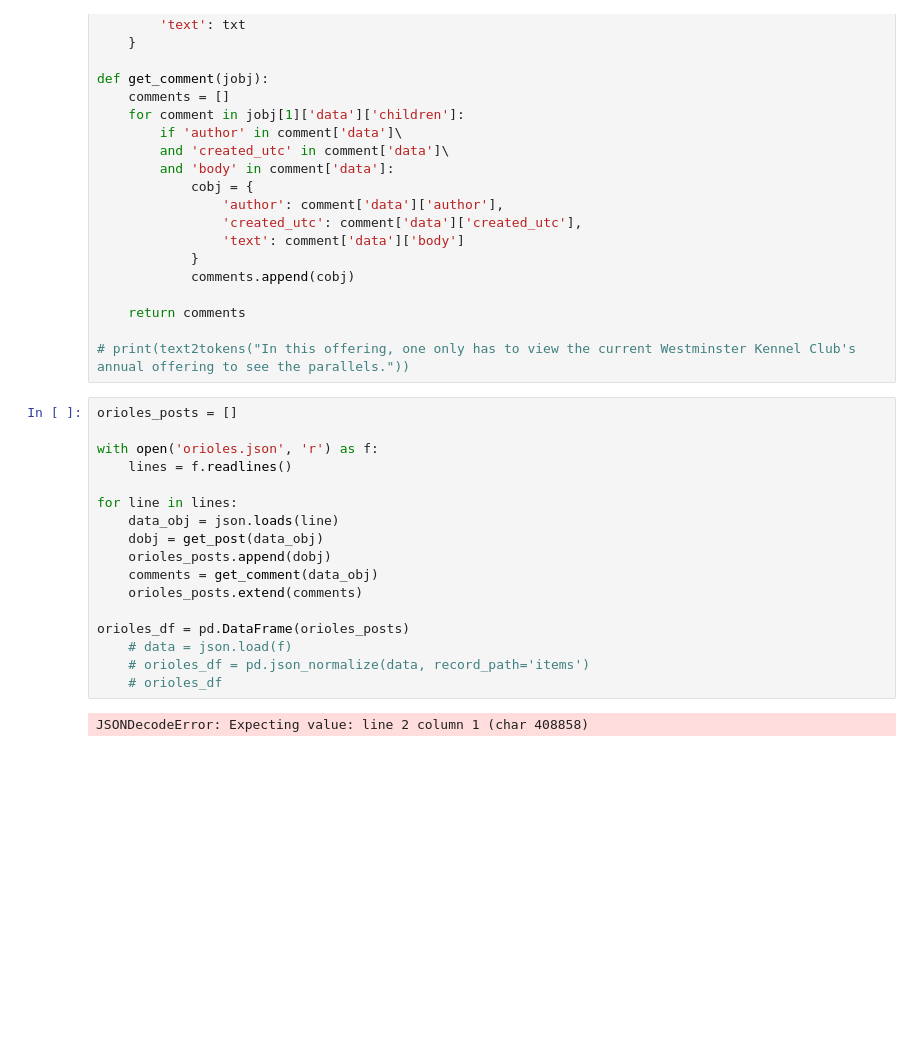
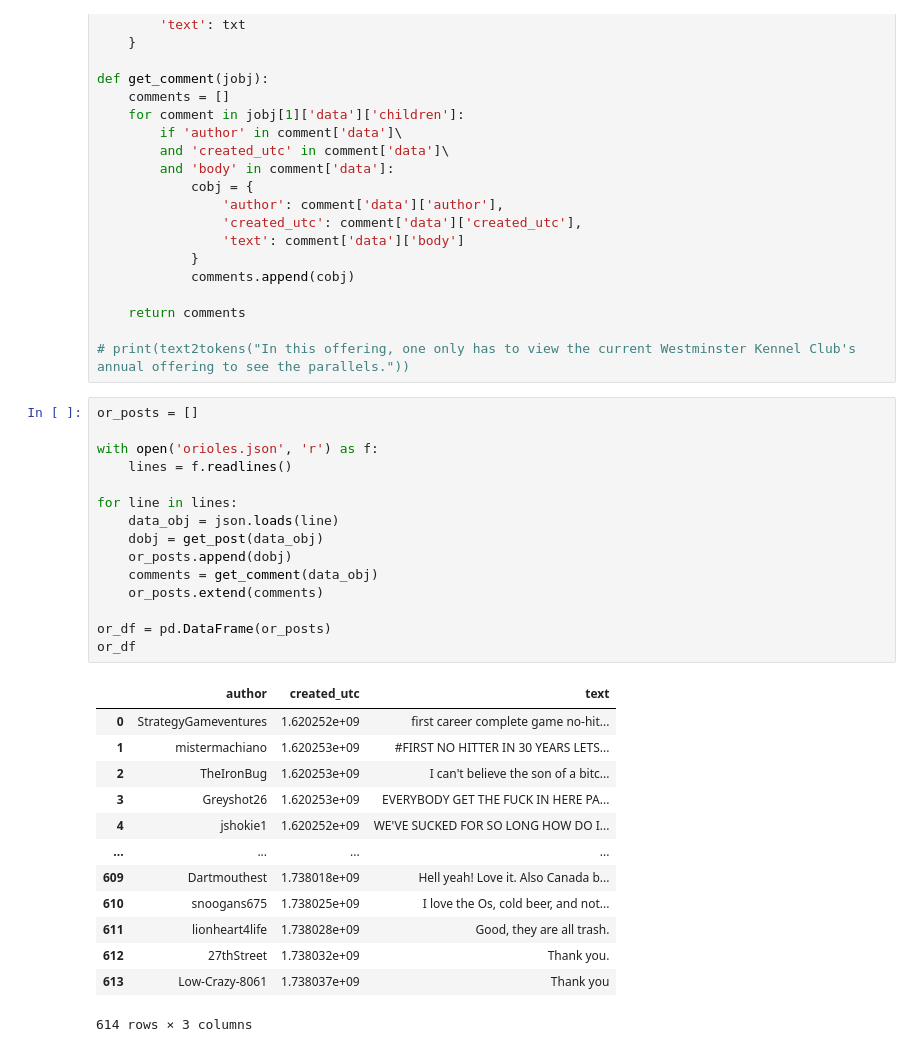
Before and after one commit to TenzinSommer/DSCI-125-HW-2, a Jupyter notebook: hw2_step2.ipynb, the cells around one changed output. Drawn from its saved outputs; the diff is of its cells as text; blank space fills up the shorter version.

```diff
--- a/hw2_step2.ipynb
+++ b/hw2_step2.ipynb
@@ -79,21 +79,31 @@ def get_comment(jobj):
 
 # print(text2tokens("In this offering, one only has to view the current Westminster Kennel Club's annual offering to see the parallels."))
 # %%
-orioles_posts = []
+or_posts = []
 
 with open('orioles.json', 'r') as f:
 	lines = f.readlines()
 
 for line in lines:
 	data_obj = json.loads(line)
 	dobj = get_post(data_obj)
-	orioles_posts.append(dobj)
+	or_posts.append(dobj)
 	comments = get_comment(data_obj)
-	orioles_posts.extend(comments)
+	or_posts.extend(comments)
 
-orioles_df = pd.DataFrame(orioles_posts)
-	# data = json.load(f)
-	# orioles_df = pd.json_normalize(data, record_path='items')
-	# orioles_df
+or_df = pd.DataFrame(or_posts)
+or_df
 # %% [output]
+|  | author | created_utc | text |
+| 0 | StrategyGameventures | 1.620252e+09 | first career complete game no-hit... |
+| 1 | mistermachiano | 1.620253e+09 | #FIRST NO HITTER IN 30 YEARS LETS... |
+| 2 | TheIronBug | 1.620253e+09 | I can't believe the son of a bitc... |
+| 3 | Greyshot26 | 1.620253e+09 | EVERYBODY GET THE FUCK IN HERE PA... |
+| 4 | jshokie1 | 1.620252e+09 | WE'VE SUCKED FOR SO LONG HOW DO I... |
+| ... | ... | ... | ... |
+| 609 | Dartmouthest | 1.738018e+09 | Hell yeah! Love it. Also Canada b... |
+| 610 | snoogans675 | 1.738025e+09 | I love the Os, cold beer, and not... |
+| 611 | lionheart4life | 1.738028e+09 | Good, they are all trash. |
+| 612 | 27thStreet | 1.738032e+09 | Thank you. |
+| 613 | Low-Crazy-8061 | 1.738037e+09 | Thank you |
-JSONDecodeError: Expecting value: line 2 column 1 (char 408858)
+614 rows × 3 columns
```
Also changed, not shown: parts of 4 cells of this notebook, 8 other files.
